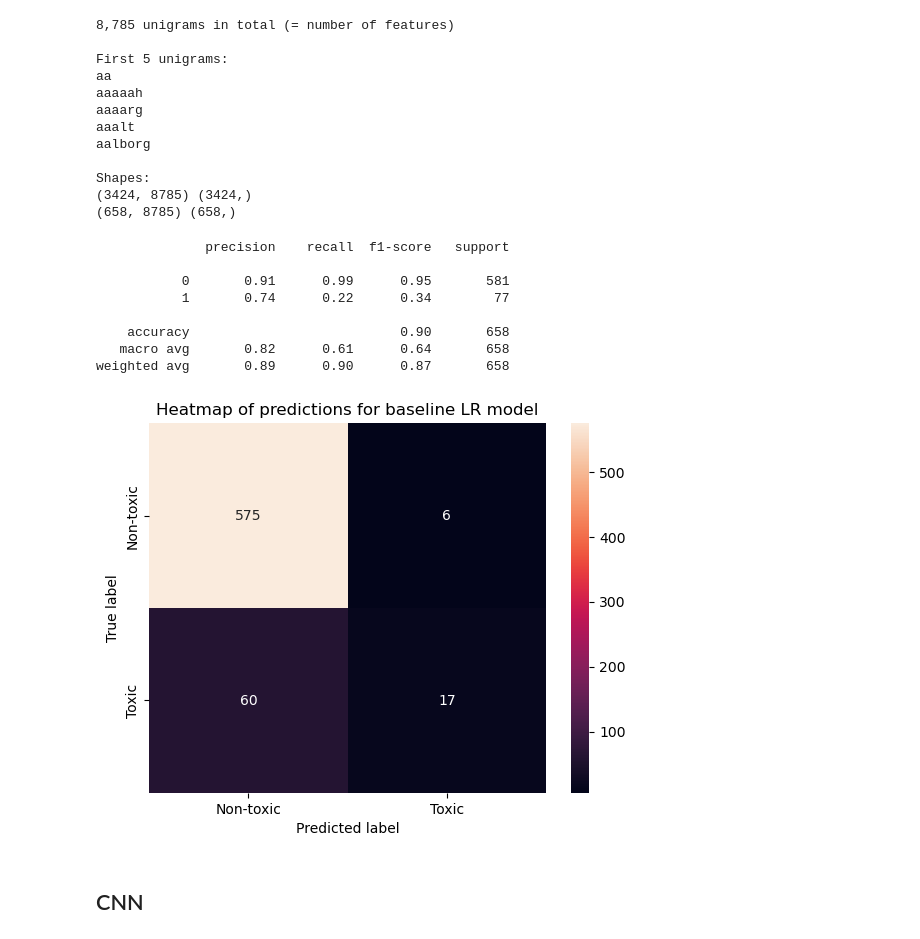
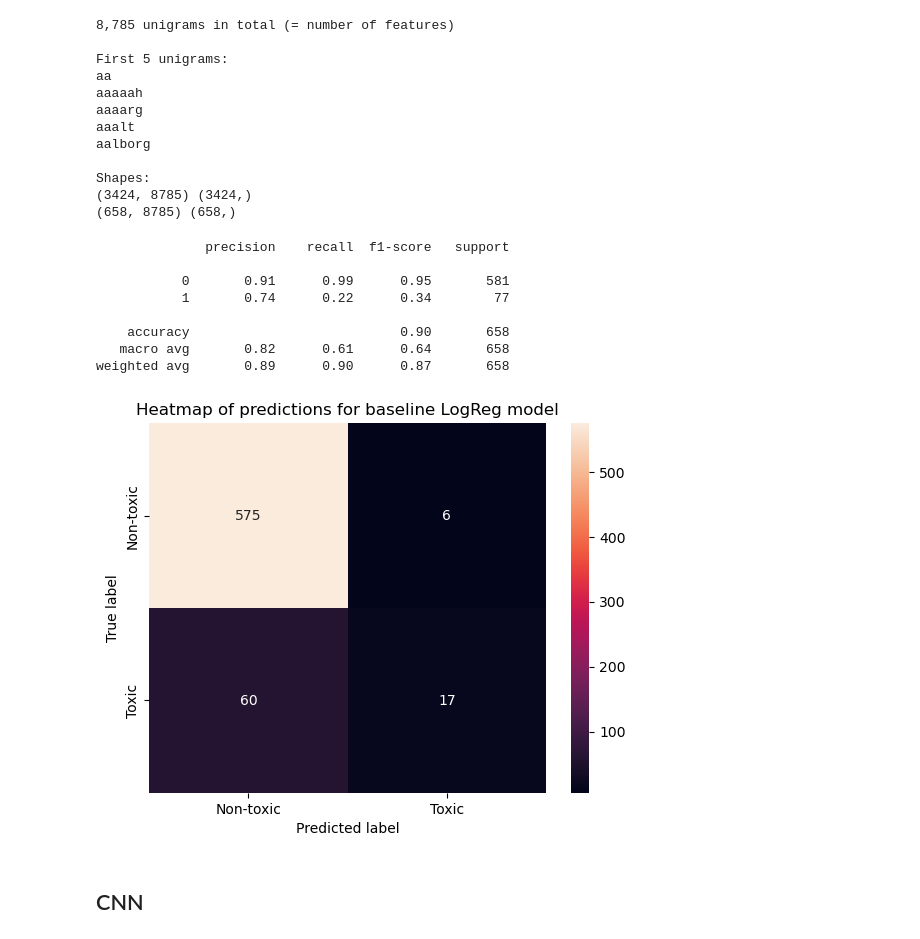
Before and after one commit to MajaMittag/gender-bias_da, a Jupyter notebook: toxicity_detection/main_full_version.ipynb, the cells around one changed output. Cells and saved outputs as stored; diff of their text form; code cells hidden in the pictures.

```diff
--- a/toxicity_detection/main_full_version.ipynb
+++ b/toxicity_detection/main_full_version.ipynb
@@ -269,26 +284,26 @@ Shapes:
 # %%
 # log reg baseline
 
 # define and fit model
 lr = LogisticRegression()
 lr.fit(X_train_baseline, y_train)
 
 # make predictions and evaluate model
 lr_pred = lr.predict(X_test_baseline)
 print(classification_report(y_test, lr_pred))
 
 lr_cm = confusion_matrix(y_test, lr_pred, labels=lr.classes_)
-utils.plot_heatmap(lr_cm, title="Heatmap of predictions for baseline LR model")
+utils.plot_heatmap(lr_cm, title="Heatmap of predictions for baseline LogReg model", save=True, file_name="logreg_heatmap.png")
 # %% [output]
               precision    recall  f1-score   support
 
            0       0.91      0.99      0.95       581
            1       0.74      0.22      0.34        77
 
     accuracy                           0.90       658
    macro avg       0.82      0.61      0.64       658
 weighted avg       0.89      0.90      0.87       658
-[figure, old version]
+[figure, new version]
 # %%
 # save baseline
 with open("models/baseline_lr.pkl", "wb") as f:
```
Also changed, not shown: parts of 11 cells of this notebook, 3 other files.
